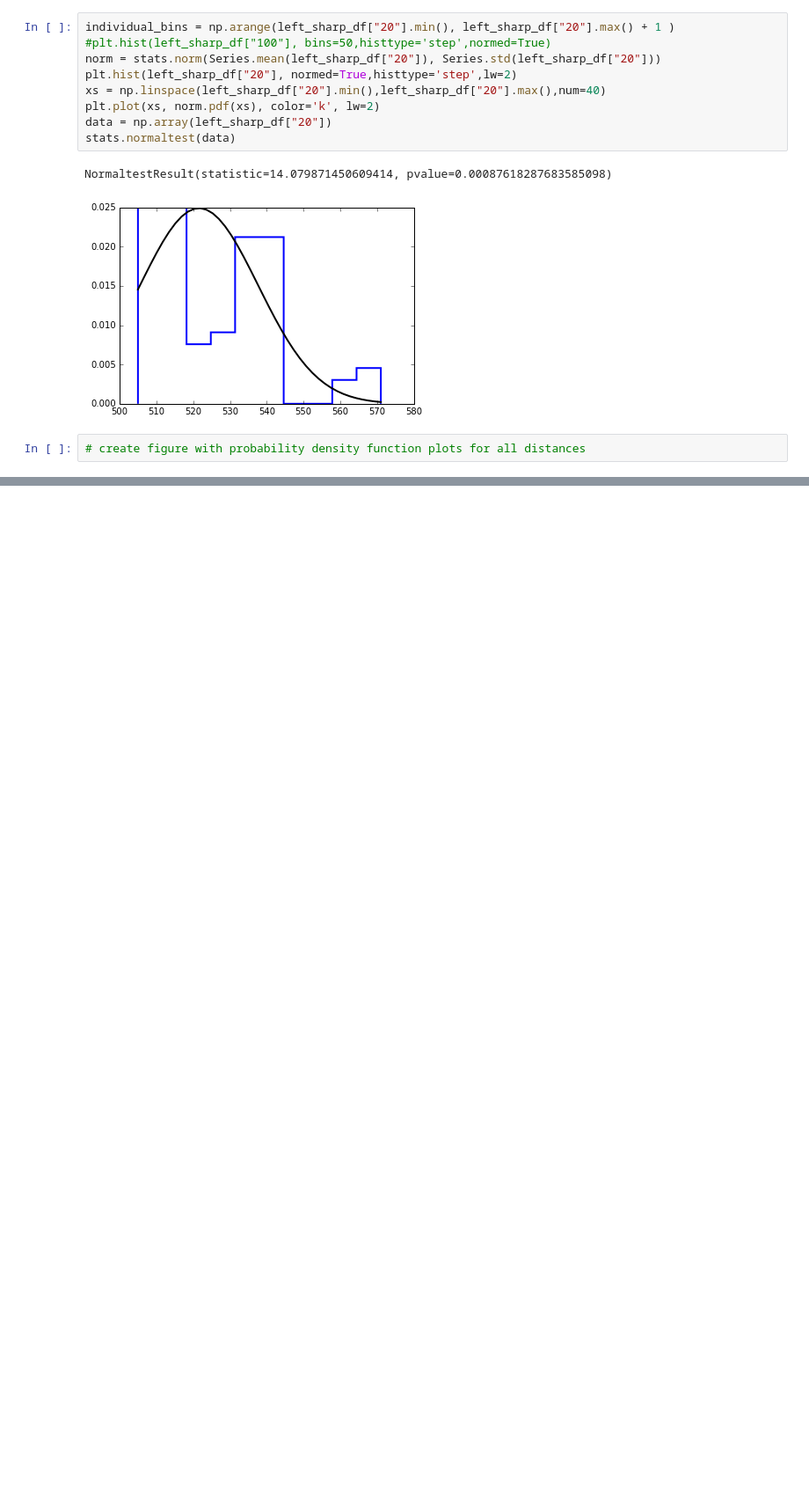
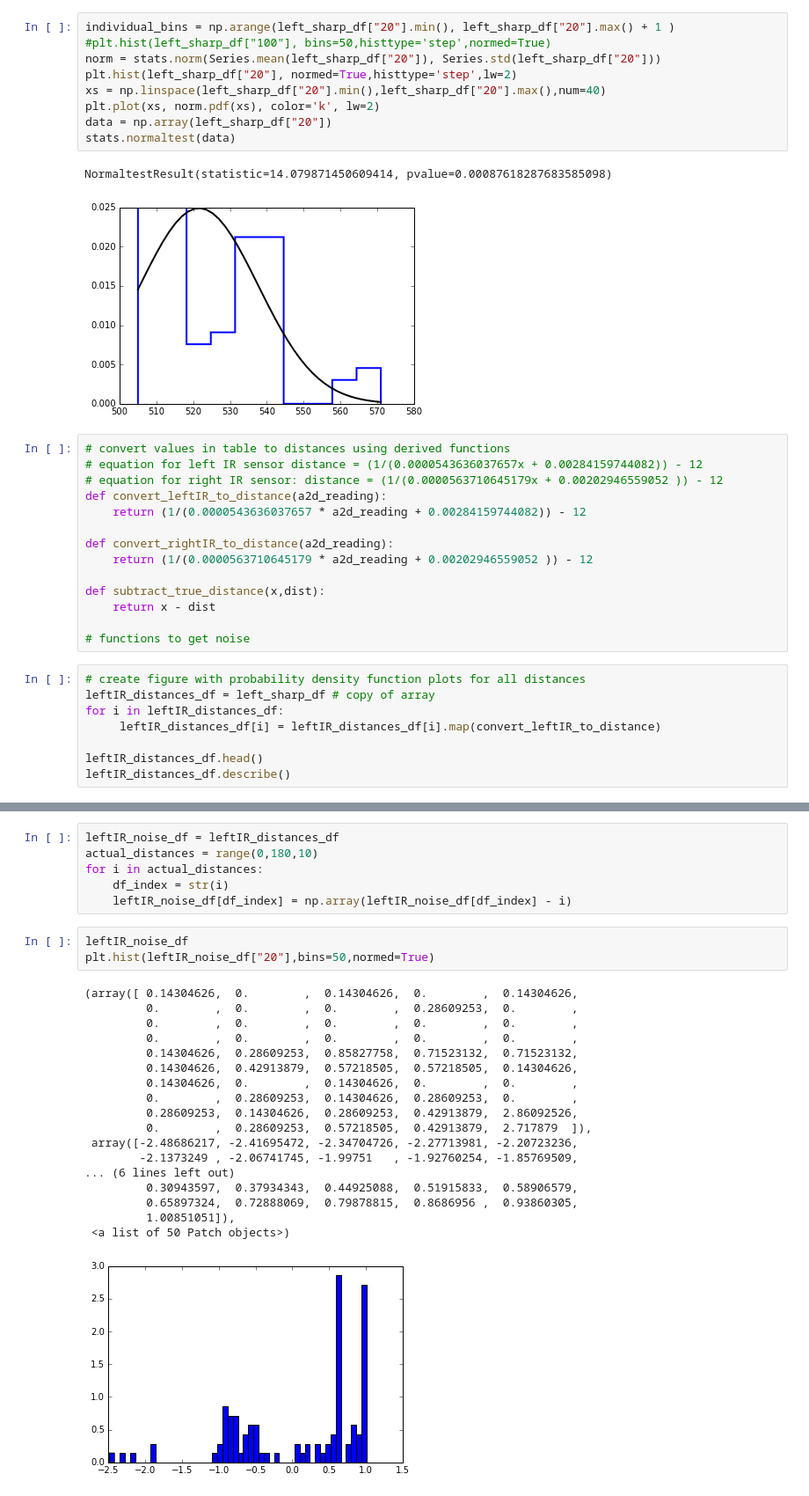
Before and after one commit to a-pradhan/SensorOutputAnalysis, a Jupyter notebook: Sensor Noise Analysis.ipynb, the cells around one changed output, grey strips where cells are left out. Shown at 88% size. Saved outputs shown, nothing was run; the diff lists cells and outputs as text; blank space fills up the shorter version.

```diff
--- a/Sensor Noise Analysis.ipynb
+++ b/Sensor Noise Analysis.ipynb
@@ -64,6 +51,26 @@ stats.normaltest(data)
 # %% [output]
 NormaltestResult(statistic=14.079871450609414, pvalue=0.00087618287683585098)
 [figure]
+# %%
+# convert values in table to distances using derived functions
+# equation for left IR sensor distance = (1/(0.0000543636037657x + 0.00284159744082)) - 12
+# equation for right IR sensor: distance = (1/(0.0000563710645179x + 0.00202946559052 )) - 12
+def convert_leftIR_to_distance(a2d_reading):
+    return (1/(0.0000543636037657 * a2d_reading + 0.00284159744082)) - 12
+
+def convert_rightIR_to_distance(a2d_reading):
+    return (1/(0.0000563710645179 * a2d_reading + 0.00202946559052 )) - 12
+
+def subtract_true_distance(x,dist):
+    return x - dist
+
+# functions to get noise
 # %%
 # create figure with probability density function plots for all distances
+leftIR_distances_df = left_sharp_df # copy of array
+for i in leftIR_distances_df:
+     leftIR_distances_df[i] = leftIR_distances_df[i].map(convert_leftIR_to_distance)
+
+leftIR_distances_df.head()
+leftIR_distances_df.describe()
 # %% [output]
@@ -70,0 +86,28 @@ NormaltestResult(statistic=14.079871450609414, pvalue=0.00087618287683585098)
+# %%
+leftIR_noise_df = leftIR_distances_df
+actual_distances = range(0,180,10)
+for i in actual_distances:
+    df_index = str(i)
+    leftIR_noise_df[df_index] = np.array(leftIR_noise_df[df_index] - i)
+# %%
+leftIR_noise_df
+plt.hist(leftIR_noise_df["20"],bins=50,normed=True)
+# %% [output]
+(array([ 0.14304626,  0.        ,  0.14304626,  0.        ,  0.14304626,
+         0.        ,  0.        ,  0.        ,  0.28609253,  0.        ,
+         0.        ,  0.        ,  0.        ,  0.        ,  0.        ,
+         0.        ,  0.        ,  0.        ,  0.        ,  0.        ,
+         0.14304626,  0.28609253,  0.85827758,  0.71523132,  0.71523132,
+         0.14304626,  0.42913879,  0.57218505,  0.57218505,  0.14304626,
+         0.14304626,  0.        ,  0.14304626,  0.        ,  0.        ,
+         0.        ,  0.28609253,  0.14304626,  0.28609253,  0.        ,
+         0.28609253,  0.14304626,  0.28609253,  0.42913879,  2.86092526,
+         0.        ,  0.28609253,  0.57218505,  0.42913879,  2.717879  ]),
+ array([-2.48686217, -2.41695472, -2.34704726, -2.27713981, -2.20723236,
+        -2.1373249 , -2.06741745, -1.99751   , -1.92760254, -1.85769509,
+... (6 lines left out)
+         0.30943597,  0.37934343,  0.44925088,  0.51915833,  0.58906579,
+         0.65897324,  0.72888069,  0.79878815,  0.8686956 ,  0.93860305,
+         1.00851051]),
+ <a list of 50 Patch objects>)
+[figure, added]
```
Also changed, not shown: parts of 17 cells of this notebook, 2 other files.
